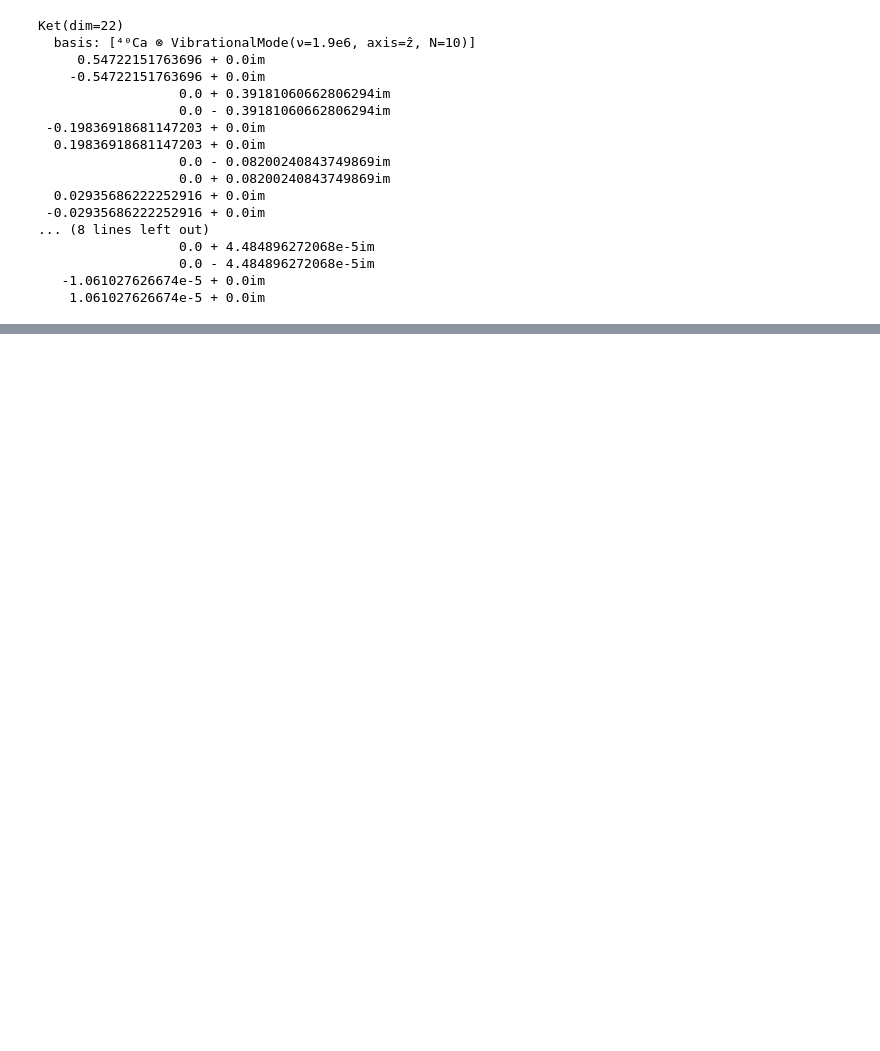
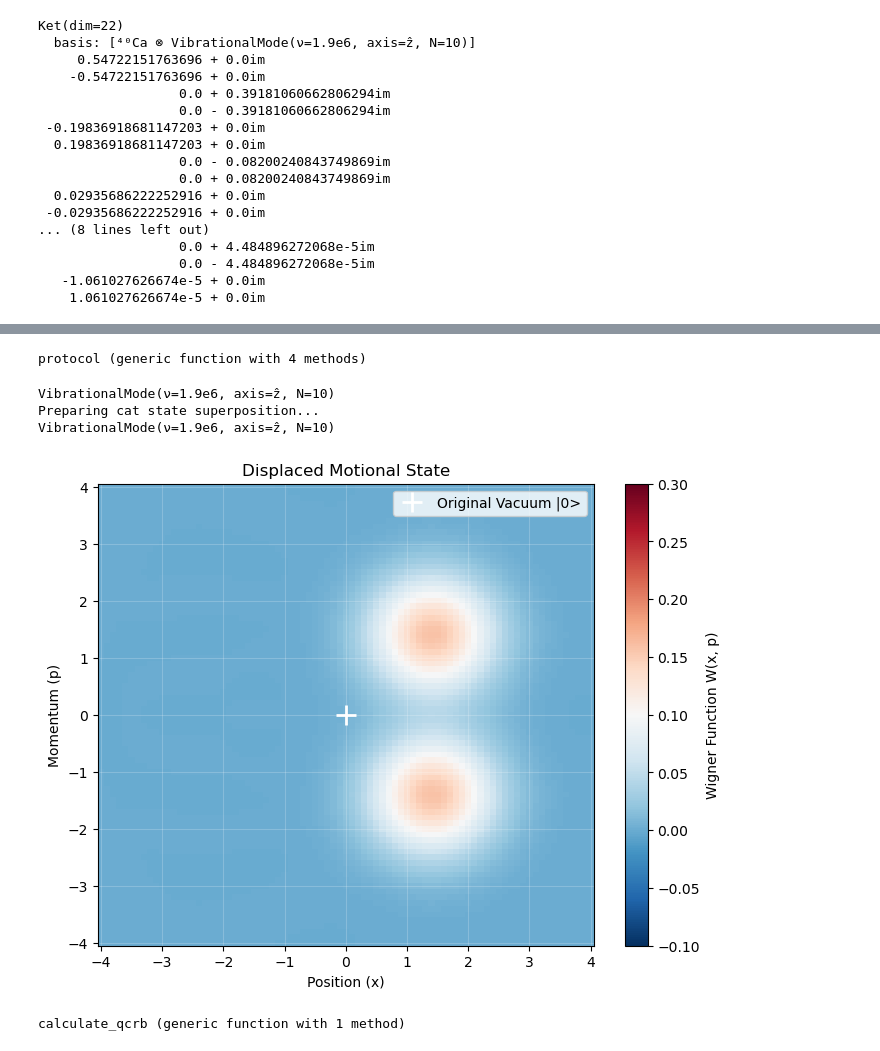
Before and after one commit to park2003/TestSQRLab, a Jupyter notebook: SDF_Strength.ipynb, the cells around one changed output, grey strips where cells are left out. Saved outputs shown, nothing was run; the diff lists cells and outputs as text; code cells hidden in the pictures; blank space fills up the shorter version.

```diff
--- a/SDF_Strength.ipynb
+++ b/SDF_Strength.ipynb
@@ -393,0 +532,19 @@ Ket(dim=22)
+# %%
+function protocol(initialstate = nothing, beta = 1, alpha = 0.5)
+
+    beta_state = SDF_apply_with_alpha(0, beta, false, initialstate, 0)
+    final_state = SDF_apply_with_alpha(pi/2, alpha, true, beta_state, 0)
+
+    return final_state
+end
+# %% [output]
+protocol (generic function with 4 methods)
+# %%
+state =protocol(1 , 1)
+
+plot_wigner(state)
+# %% [output]
+VibrationalMode(ν=1.9e6, axis=ẑ, N=10)
+Preparing cat state superposition...
+VibrationalMode(ν=1.9e6, axis=ẑ, N=10)
+[figure, added]
@@ -393,0 +553,38 @@ Ket(dim=22)
+# %%
+function calculate_qcrb(state, state_perturbed, d_alpha::Float64; tol=1e-10)
+
+    # 1. Promote pure states (Ket) to density matrices
+    rho1 = isa(state, Ket) ? dm(state) : state
+    rho2 = isa(state_perturbed, Ket) ? dm(state_perturbed) : state_perturbed
+
+    # 2. Extract dense data
+    rho_dense_data = dense(rho1).data
+    rho_pert_dense_data = dense(rho2).data
+
+    # 3. Finite difference derivative
+    drho_data = (rho_pert_dense_data - rho_dense_data) / d_alpha
+
+    # 4. Use Hermitian() to guarantee real eigenvalues and speed up diagonalization
+    λ, V = LinearAlgebra.eigen(Hermitian(rho_dense_data))
+
+    qfi = 0.0
+    n = length(λ)
+
+    for i in 1:n
+        for j in 1:n
+            if real(λ[i] + λ[j]) > tol
+                # 5. Use @views to prevent memory allocation during column slicing
+                @views v_i = V[:, i]
+                @views v_j = V[:, j]
+
+                drho_ij = dot(v_i, drho_data * v_j)
+                qfi += 2 * (abs(drho_ij)^2) / real(λ[i] + λ[j])
+            end
+        end
+    end
+
+    qcrb = qfi > 0 ? 1.0 / qfi : Inf
+    return qfi, qcrb
+end
+# %% [output]
+calculate_qcrb (generic function with 1 method)
```
Also changed, not shown: parts of 13 cells of this notebook.
